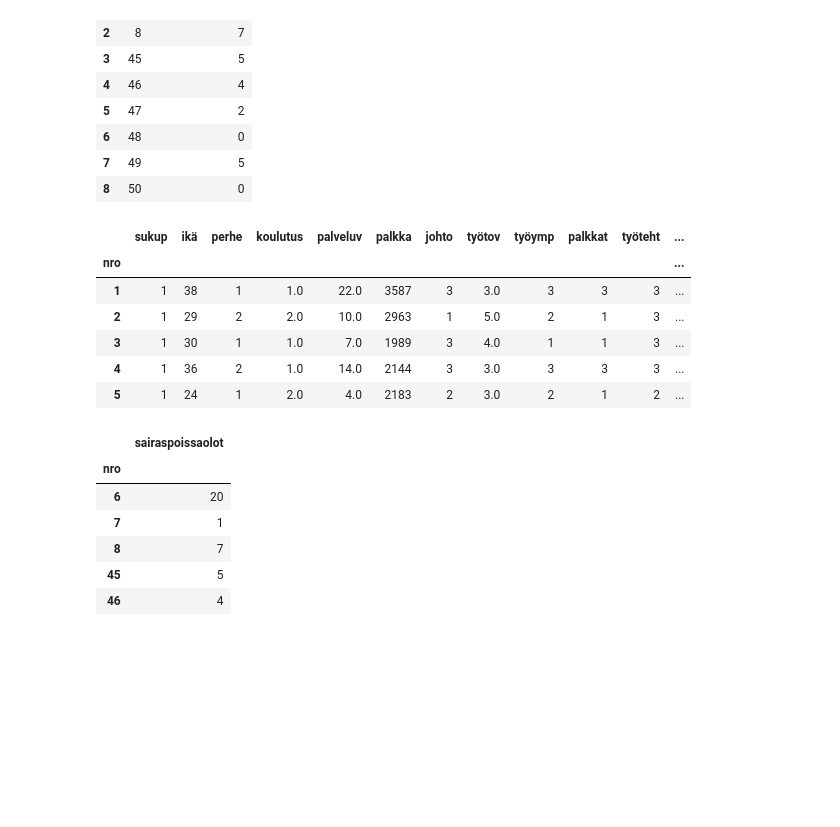
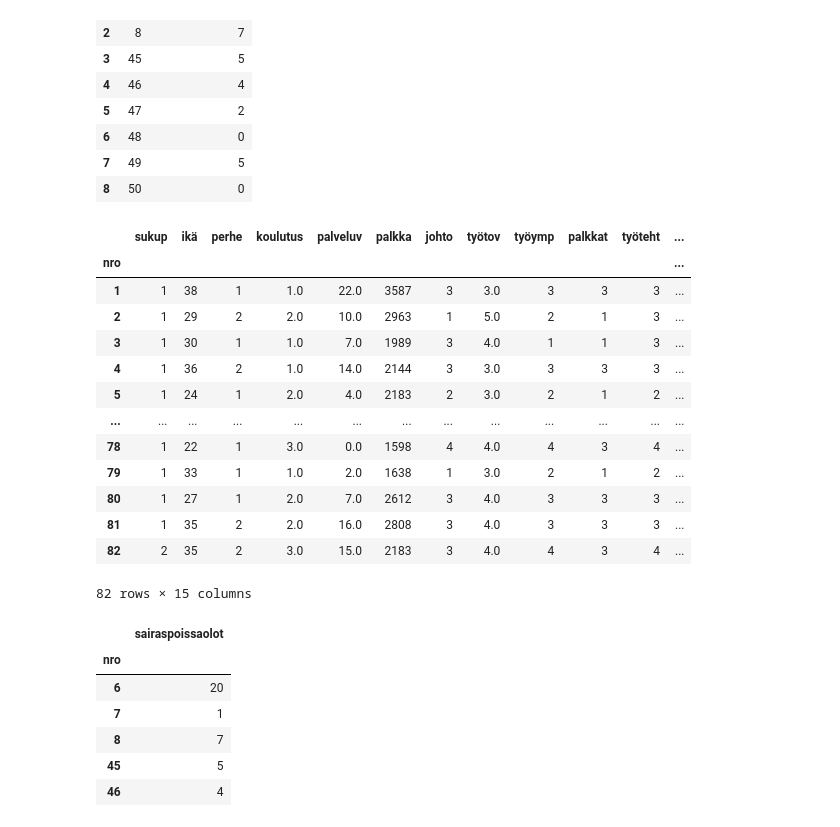
Before and after one commit to taanila/data, a Jupyter notebook: yhdista.ipynb, the cells around one changed output. Saved outputs shown, nothing was run; the diff lists cells and outputs as text; code cells hidden in the pictures; blank space fills up the shorter version.

```diff
--- a/yhdista.ipynb
+++ b/yhdista.ipynb
@@ -11,6 +11,4 @@ Vierekkäin yhdistettävissä datoissa täytyy molemmissa olla indeksi, jonka ar
 Allekkain yhdistettävissä datoissa saman nimiset muuttujat asettuvat kohdakkain.
 # %%
 import pandas as pd
-
-pd.options.display.max_rows = None
 # %% [markdown]
@@ -61,15 +55,22 @@ df1 = df1.set_index('nro')
 df2 = df2.set_index('nro')
 # %%
 # Varmistan, että nro:n siirto indeksiin onnnistui
-df1.head()
+df1
 # %% [output]
 |  | sukup | ikä | perhe | koulutus | palveluv | palkka | johto | työtov | työymp | palkkat | työteht | ... |
 | nro |  |  |  |  |  |  |  |  |  |  |  | ... |
 | 1 | 1 | 38 | 1 | 1.0 | 22.0 | 3587 | 3 | 3.0 | 3 | 3 | 3 | ... |
 | 2 | 1 | 29 | 2 | 2.0 | 10.0 | 2963 | 1 | 5.0 | 2 | 1 | 3 | ... |
 | 3 | 1 | 30 | 1 | 1.0 | 7.0 | 1989 | 3 | 4.0 | 1 | 1 | 3 | ... |
 | 4 | 1 | 36 | 2 | 1.0 | 14.0 | 2144 | 3 | 3.0 | 3 | 3 | 3 | ... |
 | 5 | 1 | 24 | 1 | 2.0 | 4.0 | 2183 | 2 | 3.0 | 2 | 1 | 2 | ... |
+| ... | ... | ... | ... | ... | ... | ... | ... | ... | ... | ... | ... | ... |
+| 78 | 1 | 22 | 1 | 3.0 | 0.0 | 1598 | 4 | 4.0 | 4 | 3 | 4 | ... |
+| 79 | 1 | 33 | 1 | 1.0 | 2.0 | 1638 | 1 | 3.0 | 2 | 1 | 2 | ... |
+| 80 | 1 | 27 | 1 | 2.0 | 7.0 | 2612 | 3 | 4.0 | 3 | 3 | 3 | ... |
+| 81 | 1 | 35 | 2 | 2.0 | 16.0 | 2808 | 3 | 4.0 | 3 | 3 | 3 | ... |
+| 82 | 2 | 35 | 2 | 3.0 | 15.0 | 2183 | 3 | 4.0 | 4 | 3 | 4 | ... |
+82 rows × 15 columns
 # %%
 # Varmistan, että nro:n siirto indeksiin onnnistui
 df2.head()
```
Also changed, not shown: parts of 8 cells of this notebook.
